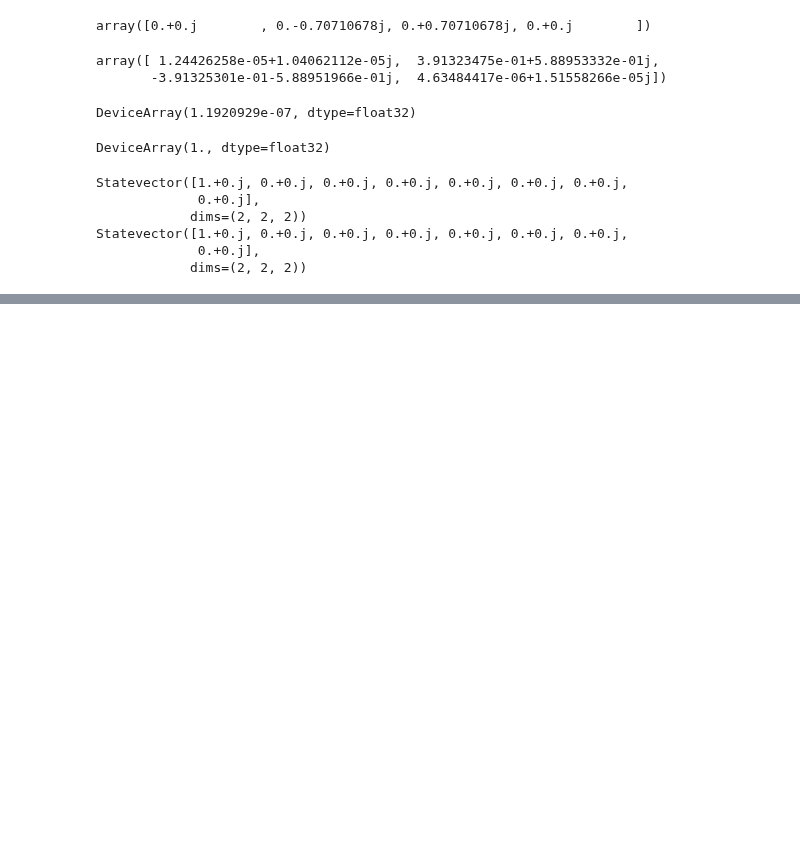
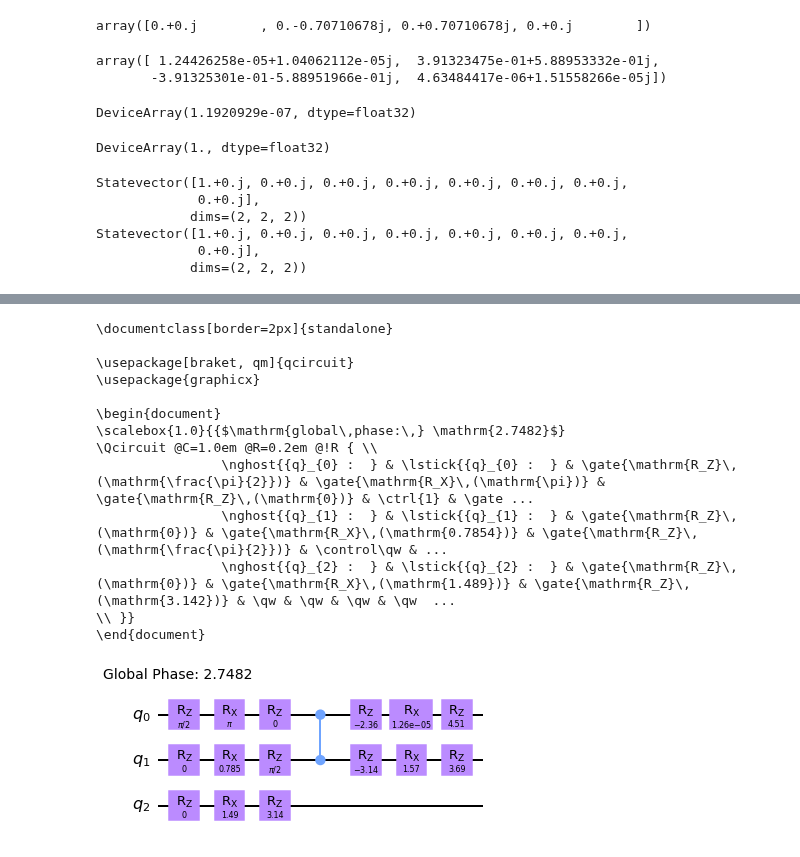
Before and after one commit to idnm/cpflow, a Jupyter notebook: paper/peppar.ipynb, the cells around one changed output, grey strips where cells are left out. Drawn from its saved outputs; the diff is of its cells as text; code cells hidden in the pictures; blank space fills up the shorter version.

```diff
--- a/paper/peppar.ipynb
+++ b/paper/peppar.ipynb
@@ -670,0 +775,4 @@ Statevector([1.+0.j, 0.+0.j, 0.+0.j, 0.+0.j, 0.+0.j, 0.+0.j, 0.+0.j,
+# %%
+decomposer = Synthesize(connected_layer(3), target_unitary=u_toff3, label='refine_test')
+options = StaticOptions(num_cp_gates=7, num_samples=1, accepted_num_cz_gates=6, random_seed=1, rotation_gates='xz')
+results = decomposer.static(options)
@@ -670,0 +791,30 @@ Statevector([1.+0.j, 0.+0.j, 0.+0.j, 0.+0.j, 0.+0.j, 0.+0.j, 0.+0.j,
+# %%
+d = results.decompositions[-1]
+qc= d.circuit
+
+qc0 = qc.copy()
+qc1 = qc.copy()
+
+split = 35
+
+qc0.data = qc.data[:split]
+qc1.data = qc.data[split:]
+
+print(qc1.draw(output='latex_source'))
+
+qc1.draw(output='mpl')
+# %% [output]
+\documentclass[border=2px]{standalone}
+
+\usepackage[braket, qm]{qcircuit}
+\usepackage{graphicx}
+
+\begin{document}
+\scalebox{1.0}{{$\mathrm{global\,phase:\,} \mathrm{2.7482}$}
+\Qcircuit @C=1.0em @R=0.2em @!R { \\
+                \nghost{{q}_{0} :  } & \lstick{{q}_{0} :  } & \gate{\mathrm{R_Z}\,(\mathrm{\frac{\pi}{2}})} & \gate{\mathrm{R_X}\,(\mathrm{\pi})} & \gate{\mathrm{R_Z}\,(\mathrm{0})} & \ctrl{1} & \gate ...
+                \nghost{{q}_{1} :  } & \lstick{{q}_{1} :  } & \gate{\mathrm{R_Z}\,(\mathrm{0})} & \gate{\mathrm{R_X}\,(\mathrm{0.7854})} & \gate{\mathrm{R_Z}\,(\mathrm{\frac{\pi}{2}})} & \control\qw & ...
+                \nghost{{q}_{2} :  } & \lstick{{q}_{2} :  } & \gate{\mathrm{R_Z}\,(\mathrm{0})} & \gate{\mathrm{R_X}\,(\mathrm{1.489})} & \gate{\mathrm{R_Z}\,(\mathrm{3.142})} & \qw & \qw & \qw & \qw  ...
+\\ }}
+\end{document}
+[figure, added]
```
Also changed, not shown: parts of 12 cells of this notebook, 1 other file.
